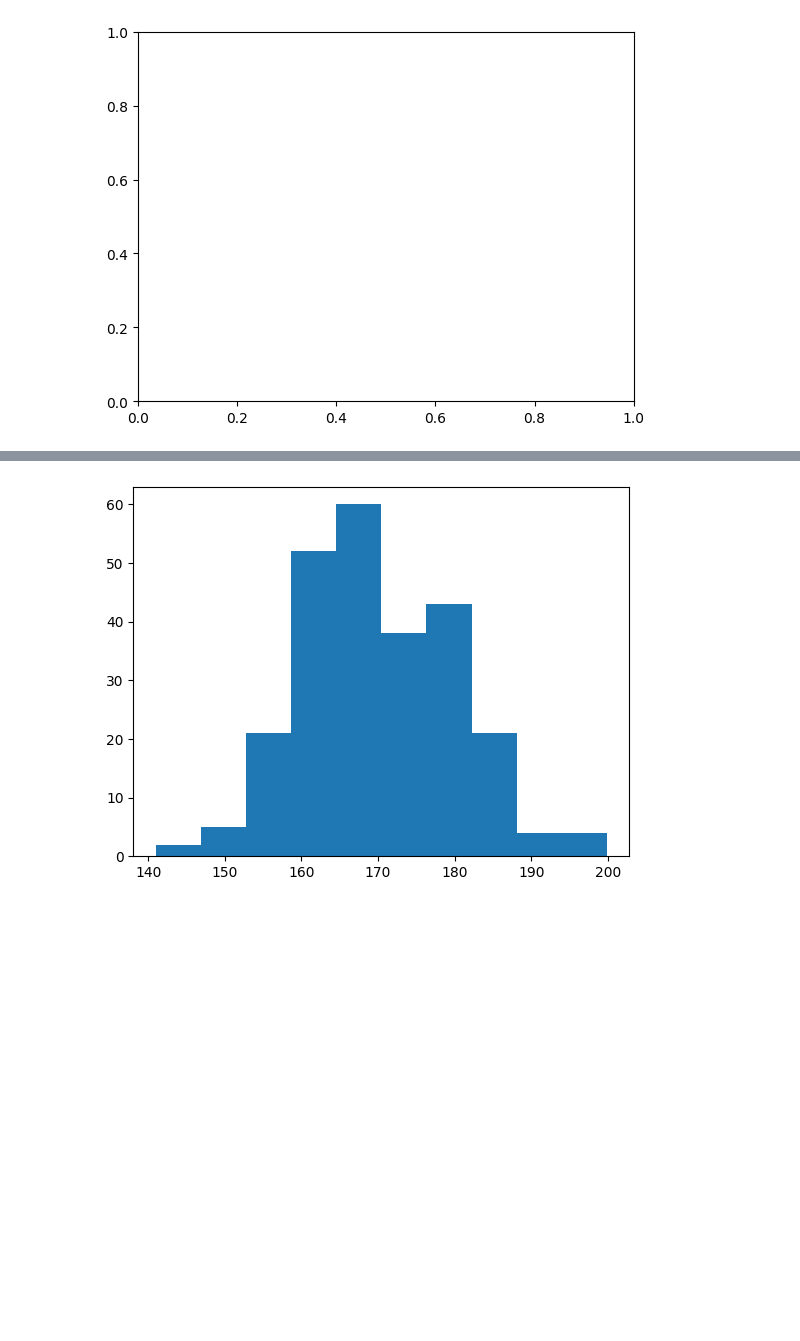
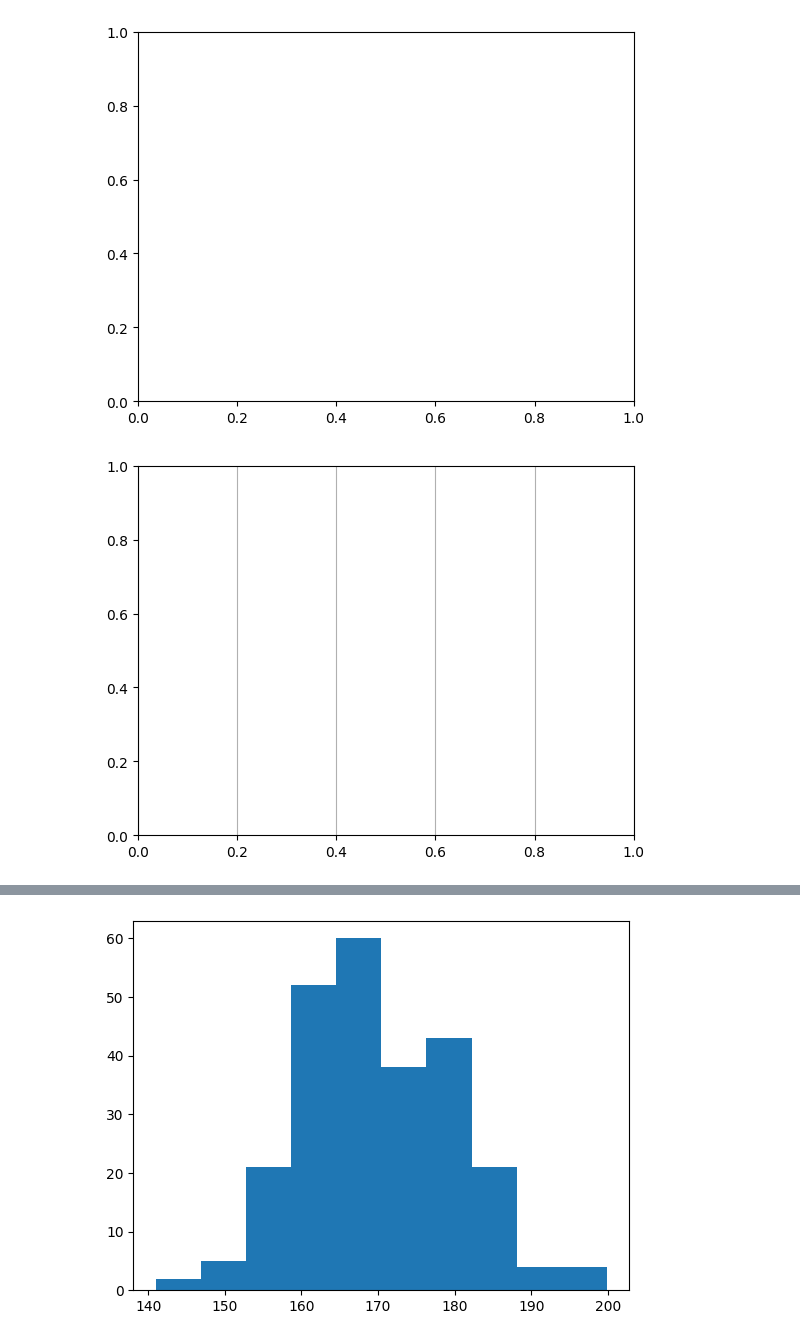
Before and after one commit to PatelHarshit/ADM-lab, a Jupyter notebook: ADMb4_1159.ipynb, the cells around one changed output, grey strips where cells are left out. Saved outputs shown, nothing was run; the diff lists cells and outputs as text; code cells hidden in the pictures; blank space fills up the shorter version.

```diff
--- a/ADMb4_1159.ipynb
+++ b/ADMb4_1159.ipynb
@@ -77,3 +77,7 @@ plt.grid(axis='x')
 plt.grid(axis='y')
 # %% [output]
 [figure]
+# %%
+plt.grid(axis='x')
+# %% [output]
+[figure, added]
```
Also changed, not shown: parts of 1 cell of this notebook.
